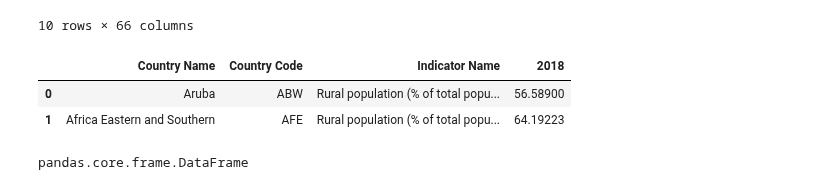
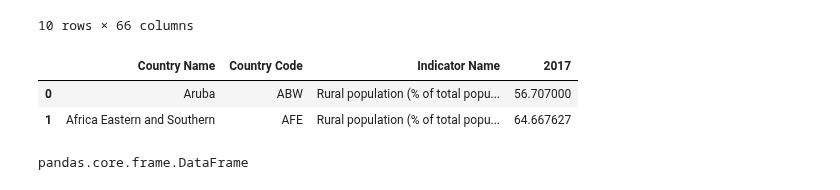
Before and after one commit to pemurp19/Predicting-HDI---Human-Development-Indicators, a Jupyter notebook: code/getting_data.ipynb, the cells around one changed output. Cells and saved outputs as stored; diff of their text form; code cells hidden in the pictures.

```diff
--- a/code/getting_data.ipynb
+++ b/code/getting_data.ipynb
@@ -33,11 +33,11 @@ rural_pop.head(10)
 | 9 | Argentina | ARG | Rural population (% of total popu... | SP.RUR.TOTL.ZS | 26.389000 | 25.783000 | 25.233000 | 24.691000 | ... |
 10 rows × 66 columns
 # %%
-rural_pop_18 = rural_pop[['Country Name','Country Code','Indicator Name', '2018']].copy()
+rural_pop_17 = rural_pop[['Country Name','Country Code','Indicator Name', '2017']].copy()
 # %%
-rural_pop_18.head(2)
+rural_pop_17.head(2)
 # %% [output]
-|  | Country Name | Country Code | Indicator Name | 2018 |
-| 0 | Aruba | ABW | Rural population (% of total popu... | 56.58900 |
-| 1 | Africa Eastern and Southern | AFE | Rural population (% of total popu... | 64.19223 |
+|  | Country Name | Country Code | Indicator Name | 2017 |
+| 0 | Aruba | ABW | Rural population (% of total popu... | 56.707000 |
+| 1 | Africa Eastern and Southern | AFE | Rural population (% of total popu... | 64.667627 |
 # %%
```
Also changed, not shown: parts of 17 cells of this notebook, 1 other file.
